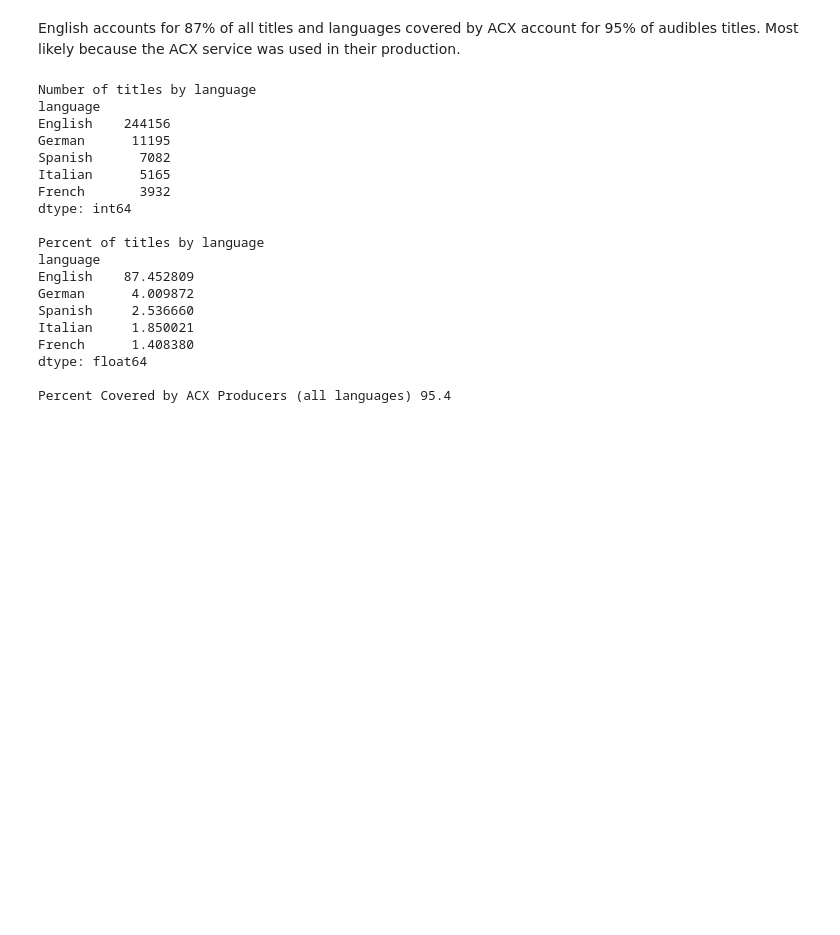
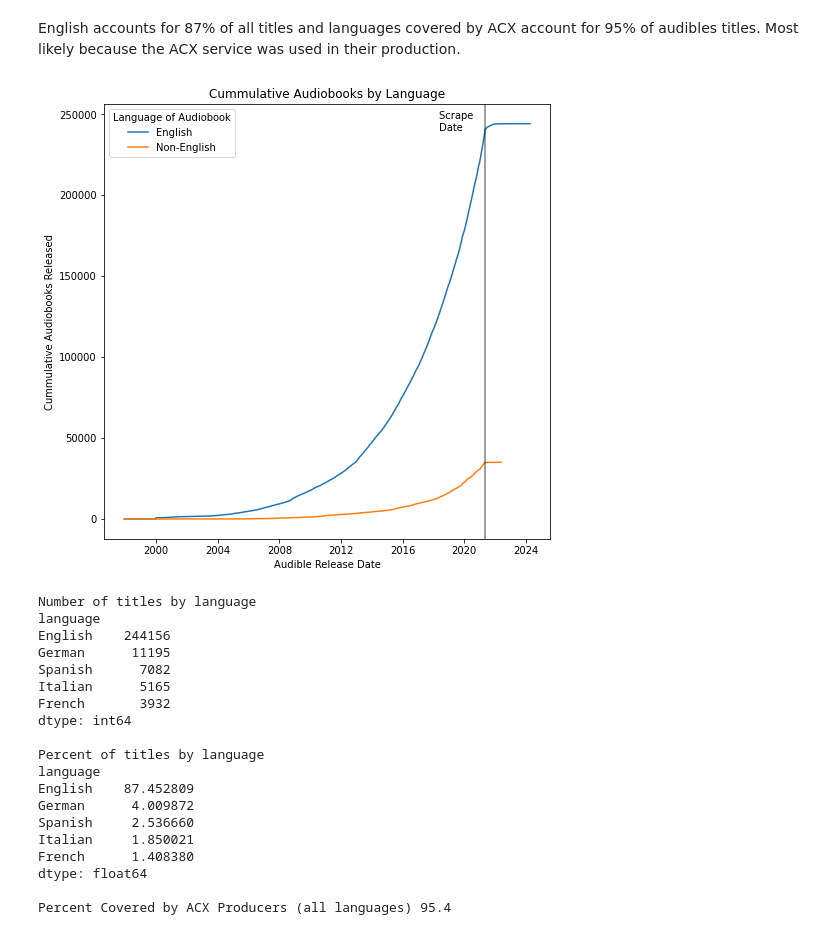
Before and after one commit to jwelch1123/finding_the_tree_in_the_forest, a Jupyter notebook: Data_Analysis.ipynb, the cells around one changed output. Saved outputs shown, nothing was run; the diff lists cells and outputs as text; code cells hidden in the pictures; blank space fills up the shorter version.

```diff
--- a/Data_Analysis.ipynb
+++ b/Data_Analysis.ipynb
@@ -921,6 +981,36 @@ plt.savefig("./graphics/lang_timeseries.png", bbox_inches = 'tight')
 [figure]
 # %% [markdown]
 English accounts for 87% of all titles and languages covered by ACX account for 95% of audibles titles. Most likely because the ACX service was used in their production.
+# %%
+data = titles.language.replace(to_replace="^(?!English).*$",value="Non-English",regex=True)
+titles['pub_datetime'] = pd.to_datetime(titles.release_date, format='%m-%d-%y')
+cumm_noneng_pub = titles.sort_values('pub_datetime', ascending = True).groupby(data,dropna=True).cumcount()
+#lang_order = titles.language.value_counts().sort_values(ascending = False)
+
+plt.rcParams['figure.figsize'] = (8,8)
+
+plot = sns.lineplot(data= titles,
+             x   = 'pub_datetime',
+             y   = cumm_noneng_pub,
+             hue = data,
+             #hue_order= lang_order.index,
+             ci  = None)
+
+plt.title("Cummulative Audiobooks by Language")
+plot.set_xlabel("Audible Release Date")
+plot.set_ylabel("Cummulative Audiobooks Released")
+
+plot.legend(title = "Language of Audiobook",
+            loc='upper left',
+            #bbox_to_anchor=(1.63, 0.5),
+            ncol=1)
+
+plot.axvline(x=pd.to_datetime("2021-05-10"),ymin=0,ymax=1, color = 'k',alpha = 0.5)
+plot.text(pd.to_datetime("2018-05-10"),240000, "Scrape \nDate", color ='k')
+
+plt.savefig("./graphics/lang_timeseries_bleg.png", bbox_inches = 'tight')
+# %% [output]
+[figure, added]
 # %%
 total_titles = titles.shape[0]
 titles_by_lang = (titles.value_counts("language")).sort_values(ascending=False)
```
Also changed, not shown: parts of 6 cells of this notebook, 2 other files.
